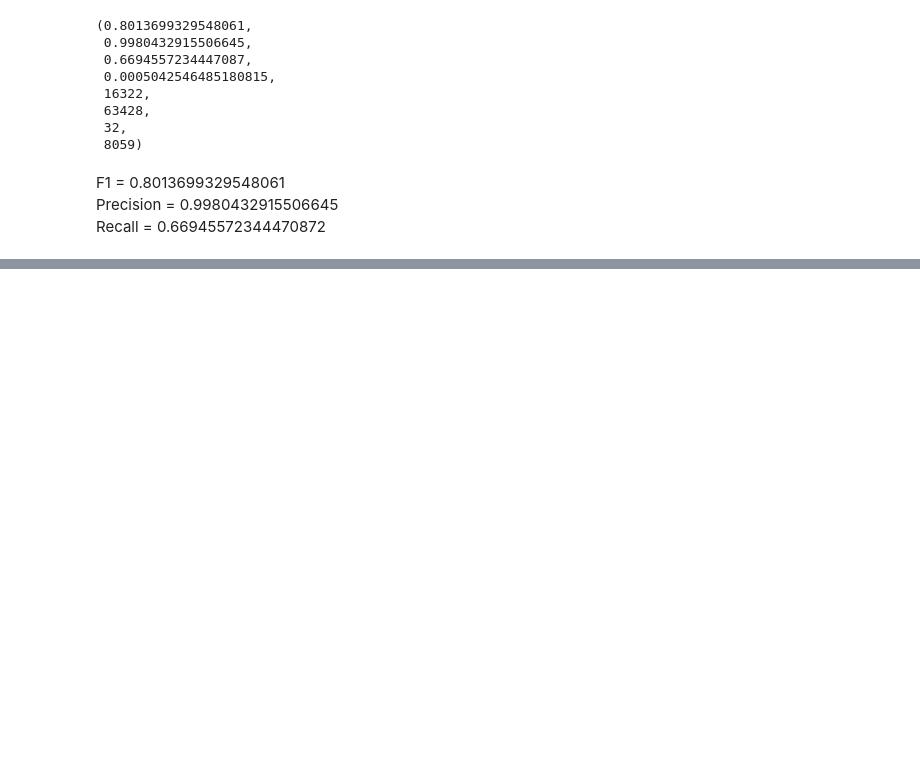
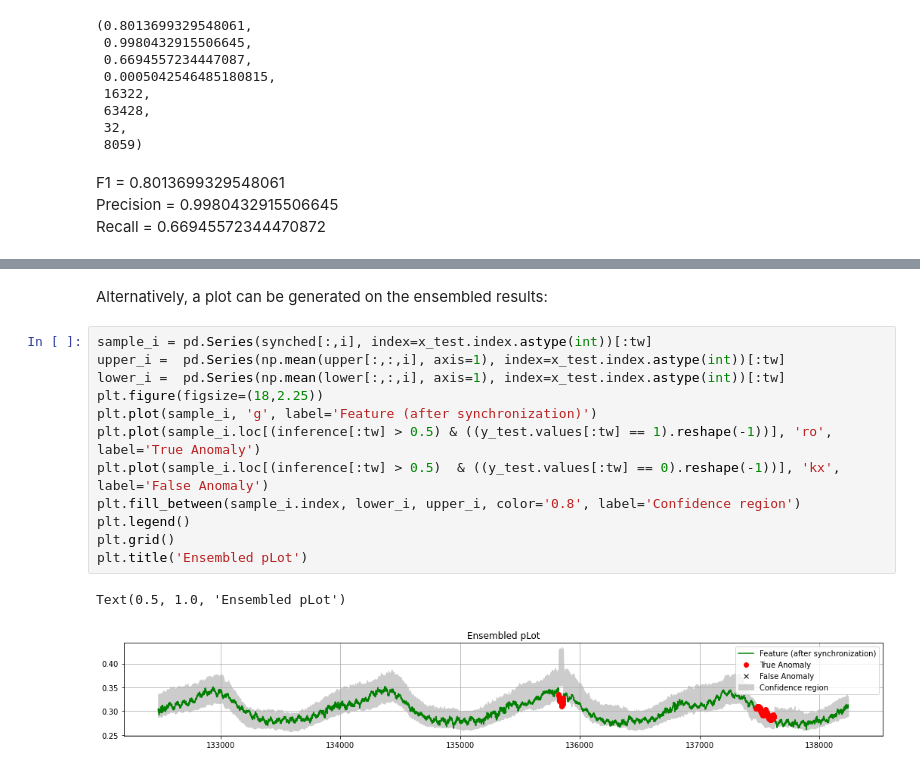
Before and after one commit to eBay/RANSynCoders, a Jupyter notebook: example.ipynb, the cells around one changed output, grey strips where cells are left out. Drawn from its saved outputs; the diff is of its cells as text; blank space fills up the shorter version.

```diff
--- a/example.ipynb
+++ b/example.ipynb
@@ -247,0 +300,17 @@ Recall = 0.66945572344470872
+# %% [markdown]
+Alternatively, a plot can be generated on the ensembled results:
+# %%
+sample_i = pd.Series(synched[:,i], index=x_test.index.astype(int))[:tw]
+upper_i =  pd.Series(np.mean(upper[:,:,i], axis=1), index=x_test.index.astype(int))[:tw]
+lower_i =  pd.Series(np.mean(lower[:,:,i], axis=1), index=x_test.index.astype(int))[:tw]
+plt.figure(figsize=(18,2.25))
+plt.plot(sample_i, 'g', label='Feature (after synchronization)')
+plt.plot(sample_i.loc[(inference[:tw] > 0.5) & ((y_test.values[:tw] == 1).reshape(-1))], 'ro', label='True Anomaly')
+plt.plot(sample_i.loc[(inference[:tw] > 0.5)  & ((y_test.values[:tw] == 0).reshape(-1))], 'kx', label='False Anomaly')
+plt.fill_between(sample_i.index, lower_i, upper_i, color='0.8', label='Confidence region')
+plt.legend()
+plt.grid()
+plt.title('Ensembled pLot')
+# %% [output]
+Text(0.5, 1.0, 'Ensembled pLot')
+[figure, added]
```
Also changed, not shown: parts of 7 cells of this notebook.
